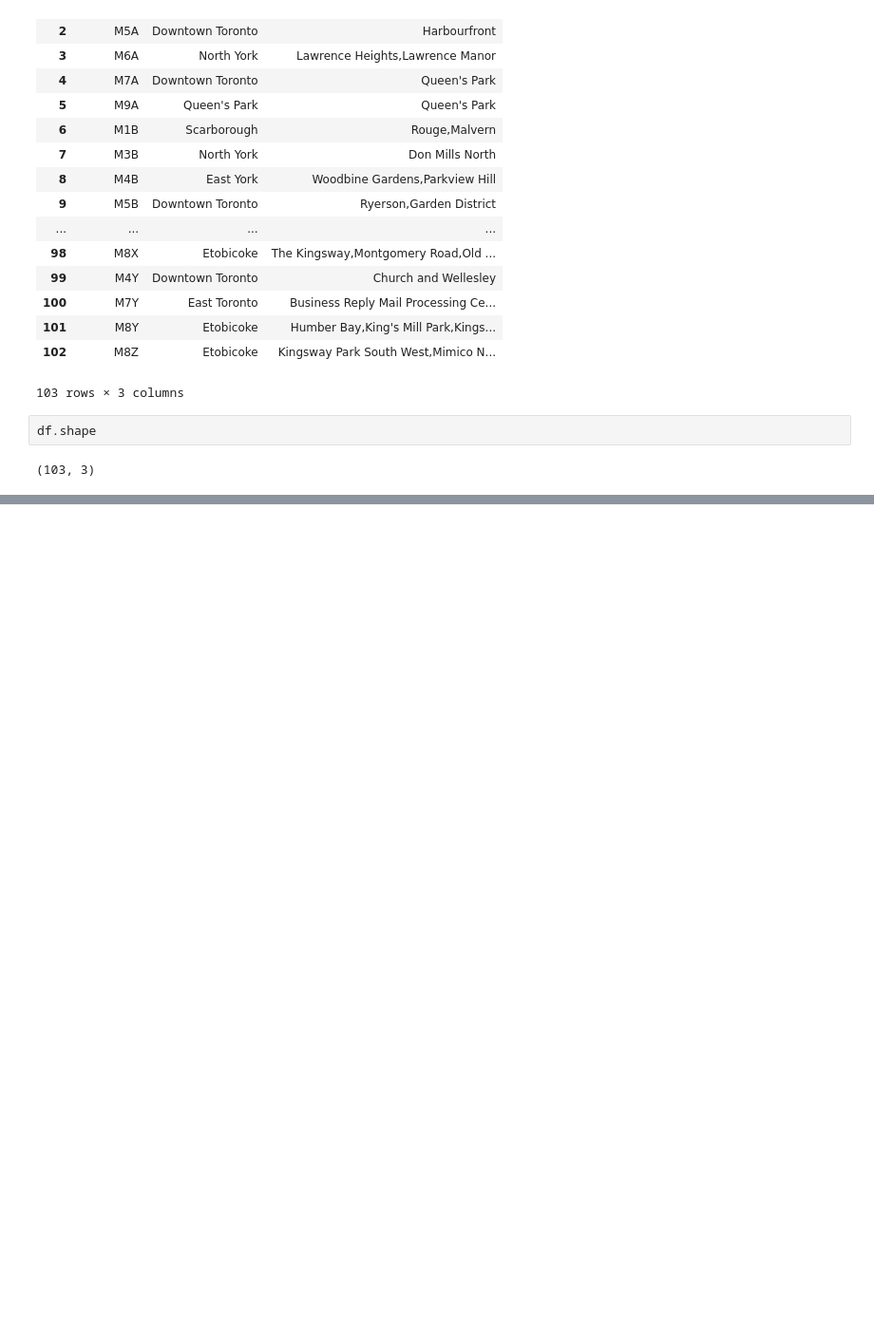
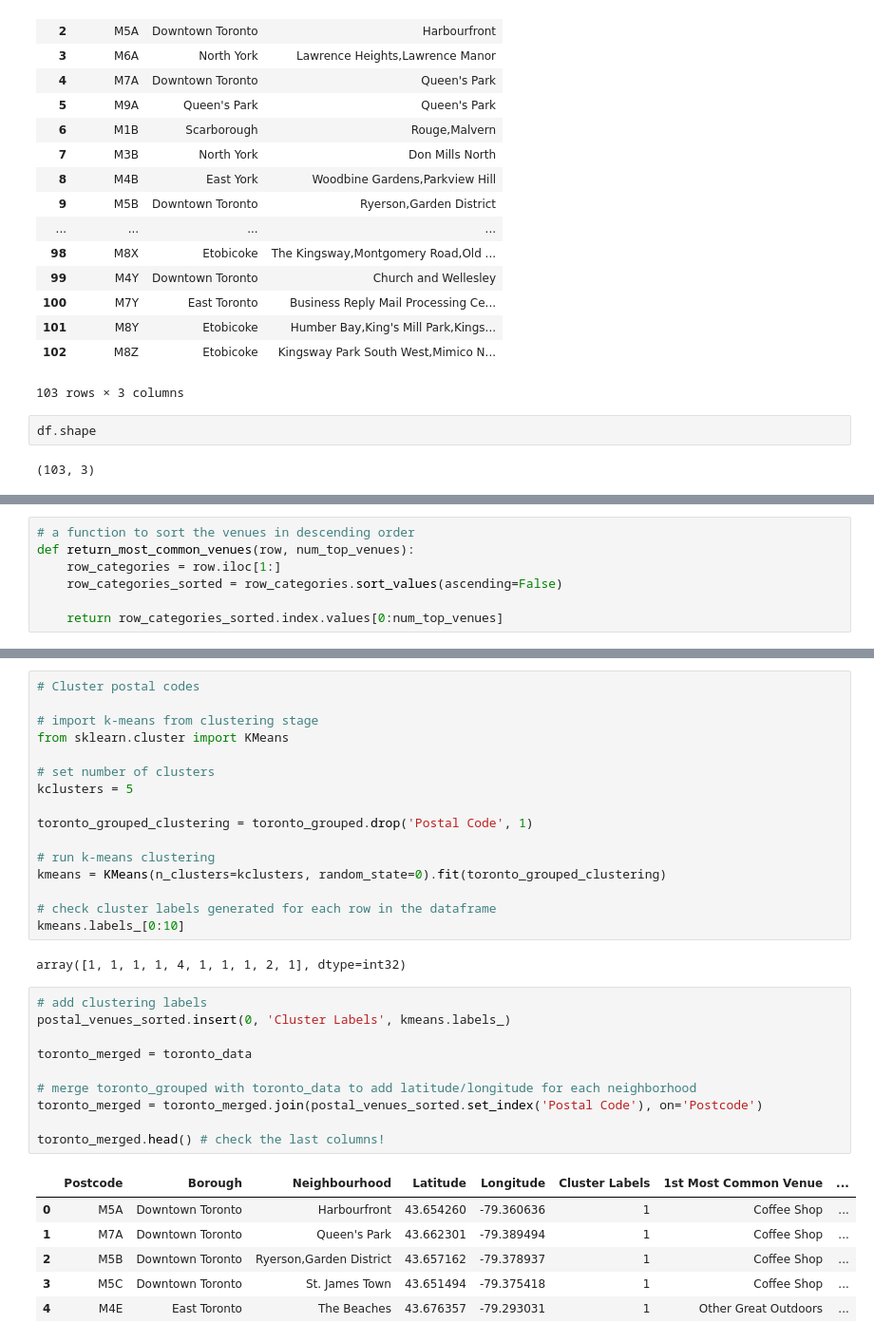
Before and after one commit to ho-ng/capstone, a Jupyter notebook: TorontoClustering.ipynb, the cells around one changed output, grey strips where cells are left out. Shown: that part at 95% size. Saved outputs shown, nothing was run; the diff lists cells and outputs as text; blank space fills up the shorter version.

```diff
--- a/TorontoClustering.ipynb
+++ b/TorontoClustering.ipynb
@@ -105,0 +304,7 @@ df.shape
+# %%
+# a function to sort the venues in descending order
+def return_most_common_venues(row, num_top_venues):
+    row_categories = row.iloc[1:]
+    row_categories_sorted = row_categories.sort_values(ascending=False)
+
+    return row_categories_sorted.index.values[0:num_top_venues]
@@ -105,0 +340,35 @@ df.shape
+# %%
+# Cluster postal codes
+
+# import k-means from clustering stage
+from sklearn.cluster import KMeans
+
+# set number of clusters
+kclusters = 5
+
+toronto_grouped_clustering = toronto_grouped.drop('Postal Code', 1)
+
+# run k-means clustering
+kmeans = KMeans(n_clusters=kclusters, random_state=0).fit(toronto_grouped_clustering)
+
+# check cluster labels generated for each row in the dataframe
+kmeans.labels_[0:10]
+# %% [output]
+array([1, 1, 1, 1, 4, 1, 1, 1, 2, 1], dtype=int32)
+# %%
+# add clustering labels
+postal_venues_sorted.insert(0, 'Cluster Labels', kmeans.labels_)
+
+toronto_merged = toronto_data
+
+# merge toronto_grouped with toronto_data to add latitude/longitude for each neighborhood
+toronto_merged = toronto_merged.join(postal_venues_sorted.set_index('Postal Code'), on='Postcode')
+
+toronto_merged.head() # check the last columns!
+# %% [output]
+|  | Postcode | Borough | Neighbourhood | Latitude | Longitude | Cluster Labels | 1st Most Common Venue | ... |
+| 0 | M5A | Downtown Toronto | Harbourfront | 43.654260 | -79.360636 | 1 | Coffee Shop | ... |
+| 1 | M7A | Downtown Toronto | Queen's Park | 43.662301 | -79.389494 | 1 | Coffee Shop | ... |
+| 2 | M5B | Downtown Toronto | Ryerson,Garden District | 43.657162 | -79.378937 | 1 | Coffee Shop | ... |
+| 3 | M5C | Downtown Toronto | St. James Town | 43.651494 | -79.375418 | 1 | Coffee Shop | ... |
+| 4 | M4E | East Toronto | The Beaches | 43.676357 | -79.293031 | 1 | Other Great Outdoors | ... |
```
Also changed, not shown: parts of 20 cells of this notebook.
